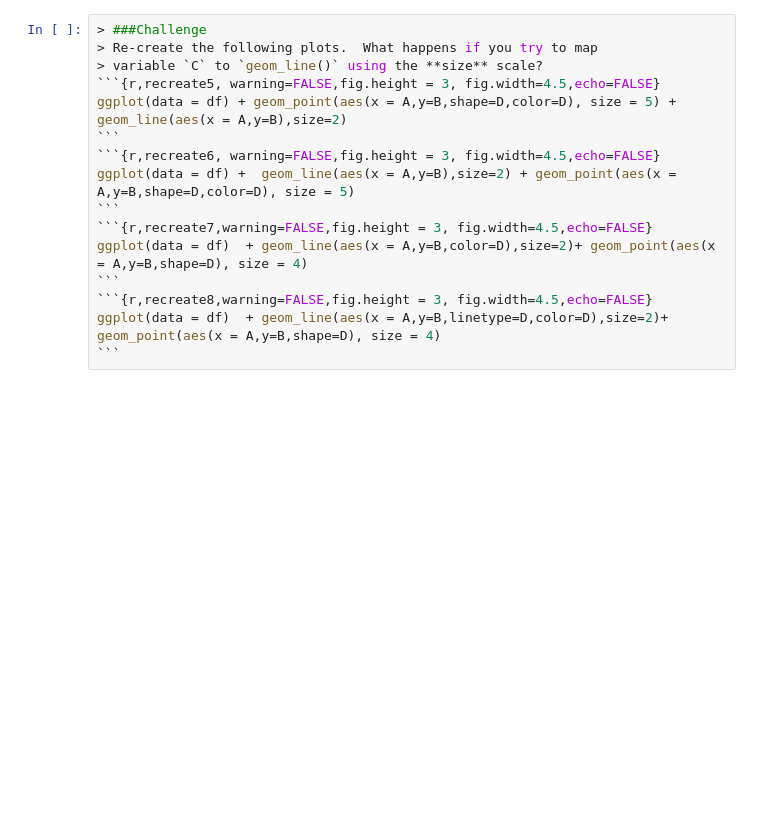
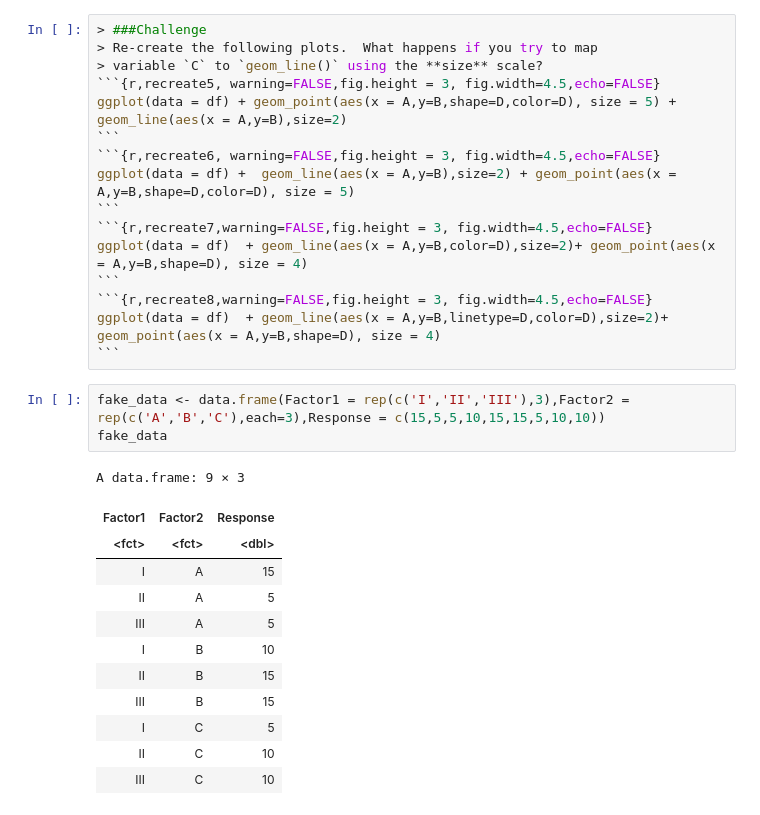
Before and after one commit to WSU-DataScience/SDSS19-dataviz-workshop, a Jupyter notebook: notebooks/introduction_to_ggplot_key.ipynb, the cells around one changed output. Saved outputs shown, nothing was run; the diff lists cells and outputs as text; blank space fills up the shorter version.

````diff
--- a/notebooks/introduction_to_ggplot_key.ipynb
+++ b/notebooks/introduction_to_ggplot_key.ipynb
@@ -244,3 +244,19 @@ ggplot(data = df)  + geom_line(aes(x = A,y=B,color=D),size=2)+ geom_point(aes(x
 ```{r,recreate8,warning=FALSE,fig.height = 3, fig.width=4.5,echo=FALSE}
 ggplot(data = df)  + geom_line(aes(x = A,y=B,linetype=D,color=D),size=2)+ geom_point(aes(x = A,y=B,shape=D), size = 4)
 ```
+# %%
+fake_data <- data.frame(Factor1 = rep(c('I','II','III'),3),Factor2 = rep(c('A','B','C'),each=3),Response = c(15,5,5,10,15,15,5,10,10))
+fake_data
+# %% [output]
+A data.frame: 9 × 3
+| Factor1 | Factor2 | Response |
+| <fct> | <fct> | <dbl> |
+| I | A | 15 |
+| II | A | 5 |
+| III | A | 5 |
+| I | B | 10 |
+| II | B | 15 |
+| III | B | 15 |
+| I | C | 5 |
+| II | C | 10 |
+| III | C | 10 |
````
Also changed, not shown: 1 other file.
